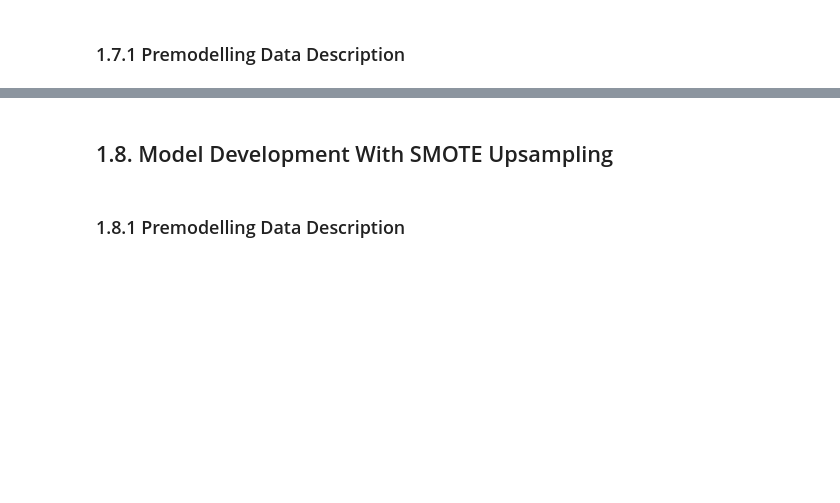
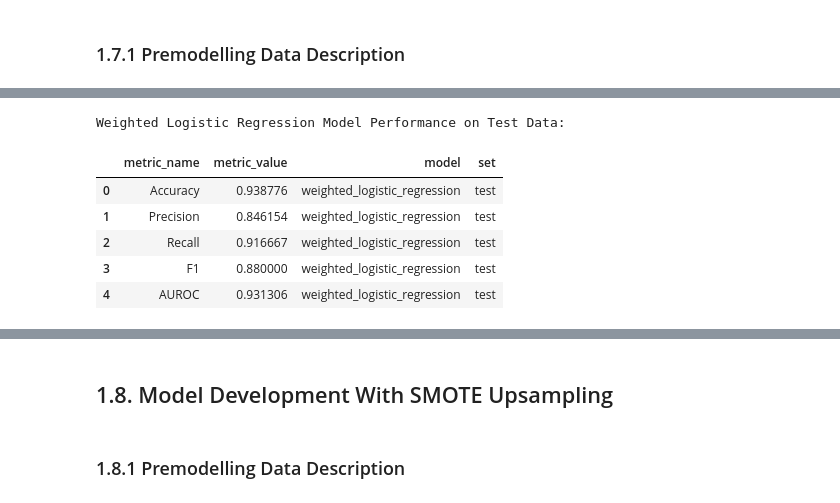
Before and after one commit to JohnPaulinePineda/Supervised-Machine-Learning-Classification-Final-Assignment, a Jupyter notebook: ClassificationForMachineLearning_FinalAssignment.ipynb, the cells around one changed output, grey strips where cells are left out. Cells and saved outputs as stored; diff of their text form; code cells hidden in the pictures; blank space fills up the shorter version.

```diff
--- a/ClassificationForMachineLearning_FinalAssignment.ipynb
+++ b/ClassificationForMachineLearning_FinalAssignment.ipynb
@@ -2383,2 +2560,25 @@ Optimal Support Vector Machine Model Performance on Test Data:
+# %%
+##################################
+# Evaluating the weighted logistic regression model
+# on the test set
+##################################
+weighted_logistic_regression_y_hat_test = weighted_logistic_regression.predict(X_test)
+
+##################################
+# Gathering the model evaluation metrics
+##################################
+weighted_logistic_regression_performance_test = model_performance_evaluation(y_test, weighted_logistic_regression_y_hat_test)
+weighted_logistic_regression_performance_test['model'] = ['weighted_logistic_regression'] * 5
+weighted_logistic_regression_performance_test['set'] = ['test'] * 5
+print('Weighted Logistic Regression Model Performance on Test Data: ')
+display(weighted_logistic_regression_performance_test)
+# %% [output]
+Weighted Logistic Regression Model Performance on Test Data:
+|  | metric_name | metric_value | model | set |
+| 0 | Accuracy | 0.938776 | weighted_logistic_regression | test |
+| 1 | Precision | 0.846154 | weighted_logistic_regression | test |
+| 2 | Recall | 0.916667 | weighted_logistic_regression | test |
+| 3 | F1 | 0.880000 | weighted_logistic_regression | test |
+| 4 | AUROC | 0.931306 | weighted_logistic_regression | test |
 # %% [markdown]
 ### 1.7.3 Decision Trees <a class="anchor" id="1.7.3"></a>
```
Also changed, not shown: parts of 36 cells of this notebook.
